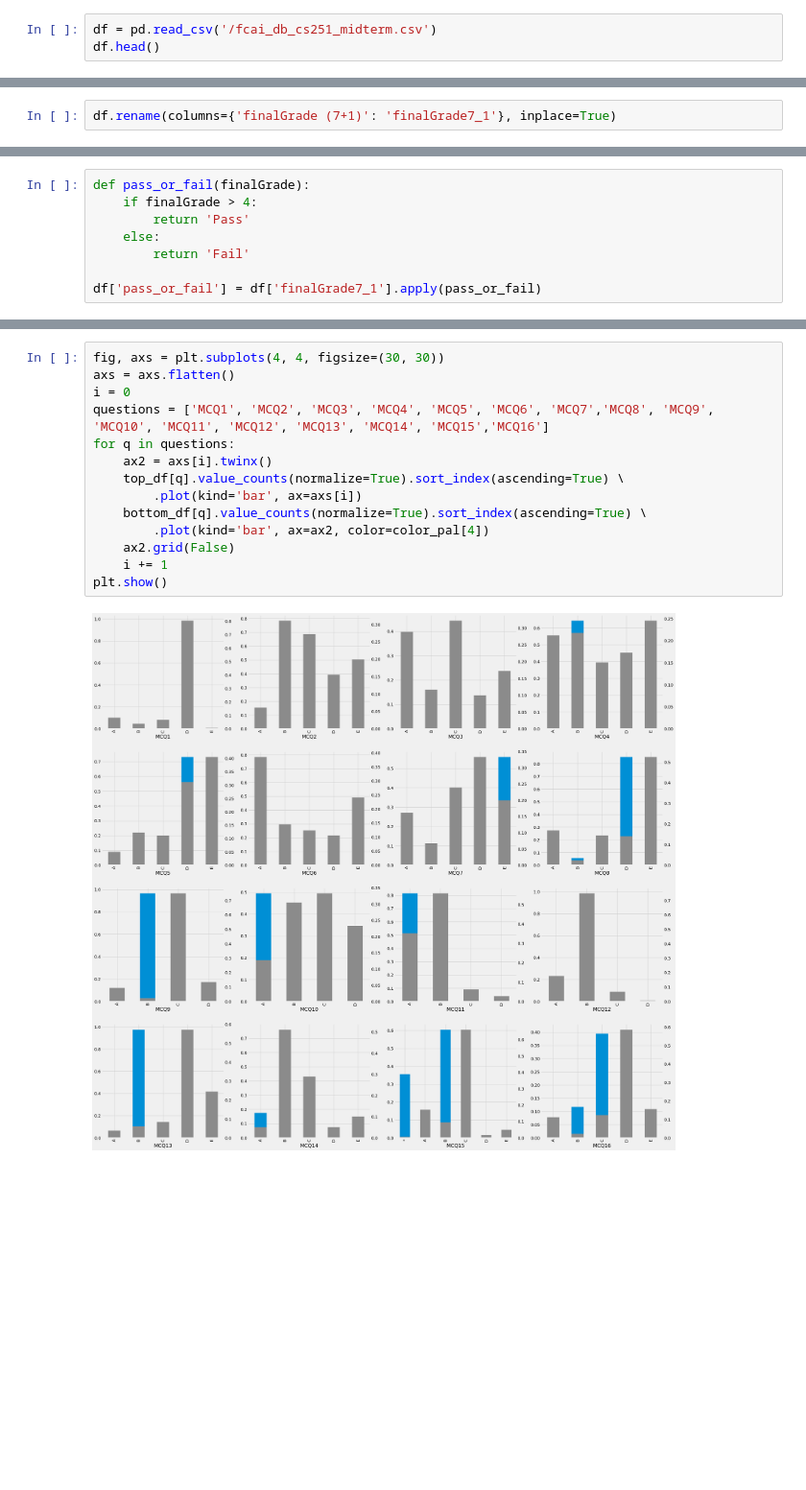
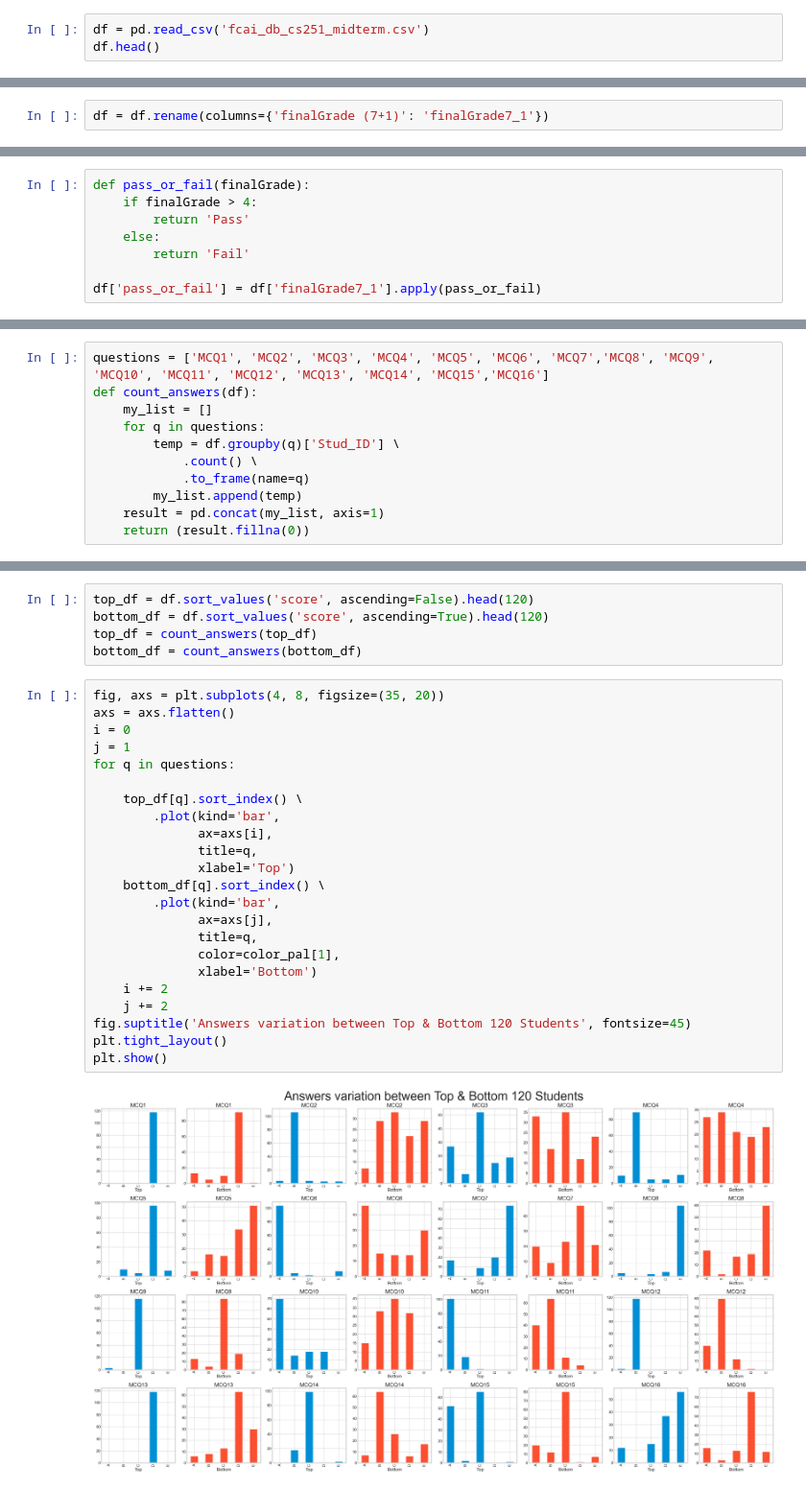
Before and after one commit to mu57f4/software_midterm_data_analysis, a Jupyter notebook: virtual_analysis.ipynb, the cells around one changed output, grey strips where cells are left out. Shown at 96% size. Saved outputs shown, nothing was run; the diff lists cells and outputs as text; blank space fills up the shorter version.

Commit message:
Variation plot added

```diff
--- a/virtual_analysis.ipynb
+++ b/virtual_analysis.ipynb
@@ -10,6 +11,6 @@ pd.set_option('display.max_column', 30)
 color_pal = plt.rcParams["axes.prop_cycle"].by_key()["color"]
 # %%
-df = pd.read_csv('/fcai_db_cs251_midterm.csv')
+df = pd.read_csv('fcai_db_cs251_midterm.csv')
 df.head()
 # %% [output]
 |  | Stud_ID | MCQ1 | MCQ2 | MCQ3 | MCQ4 | MCQ5 | MCQ6 | MCQ7 | MCQ8 | MCQ9 | MCQ10 | ... |
@@ -19,4 +20,4 @@ df.head()
 | 3 | 20180129 | D | E | E | E | D | D | A | E | C | D | ... |
 | 4 | 20180467 | D | E | D | E | D | A | C | A | A | C | ... |
 # %%
-df.rename(columns={'finalGrade (7+1)': 'finalGrade7_1'}, inplace=True)
+df = df.rename(columns={'finalGrade (7+1)': 'finalGrade7_1'})
@@ -92,0 +117,11 @@ plt.show()
+# %%
+questions = ['MCQ1', 'MCQ2', 'MCQ3', 'MCQ4', 'MCQ5', 'MCQ6', 'MCQ7','MCQ8', 'MCQ9', 'MCQ10', 'MCQ11', 'MCQ12', 'MCQ13', 'MCQ14', 'MCQ15','MCQ16']
+def count_answers(df):
+    my_list = []
+    for q in questions:
+        temp = df.groupby(q)['Stud_ID'] \
+            .count() \
+            .to_frame(name=q)
+        my_list.append(temp)
+    result = pd.concat(my_list, axis=1)
+    return (result.fillna(0))
@@ -93,16 +132,30 @@ plt.show()
+# %%
+top_df = df.sort_values('score', ascending=False).head(120)
+bottom_df = df.sort_values('score', ascending=True).head(120)
+top_df = count_answers(top_df)
+bottom_df = count_answers(bottom_df)
 # %%
-fig, axs = plt.subplots(4, 4, figsize=(30, 30))
+fig, axs = plt.subplots(4, 8, figsize=(35, 20))
 axs = axs.flatten()
 i = 0
-questions = ['MCQ1', 'MCQ2', 'MCQ3', 'MCQ4', 'MCQ5', 'MCQ6', 'MCQ7','MCQ8', 'MCQ9', 'MCQ10', 'MCQ11', 'MCQ12', 'MCQ13', 'MCQ14', 'MCQ15','MCQ16']
+j = 1
 for q in questions:
-    ax2 = axs[i].twinx()
-    top_df[q].value_counts(normalize=True).sort_index(ascending=True) \
-        .plot(kind='bar', ax=axs[i])
-    bottom_df[q].value_counts(normalize=True).sort_index(ascending=True) \
-        .plot(kind='bar', ax=ax2, color=color_pal[4])
-    ax2.grid(False)
-    i += 1
+
+    top_df[q].sort_index() \
+        .plot(kind='bar',
+              ax=axs[i],
+              title=q,
+              xlabel='Top')
+    bottom_df[q].sort_index() \
+        .plot(kind='bar',
+              ax=axs[j],
+              title=q,
+              color=color_pal[1],
+              xlabel='Bottom')
+    i += 2
+    j += 2
+fig.suptitle('Answers variation between Top & Bottom 120 Students', fontsize=45)
+plt.tight_layout()
 plt.show()
 # %% [output]
-[figure, old version]
+[figure, new version]
```
Also changed, not shown: parts of 18 cells of this notebook.
